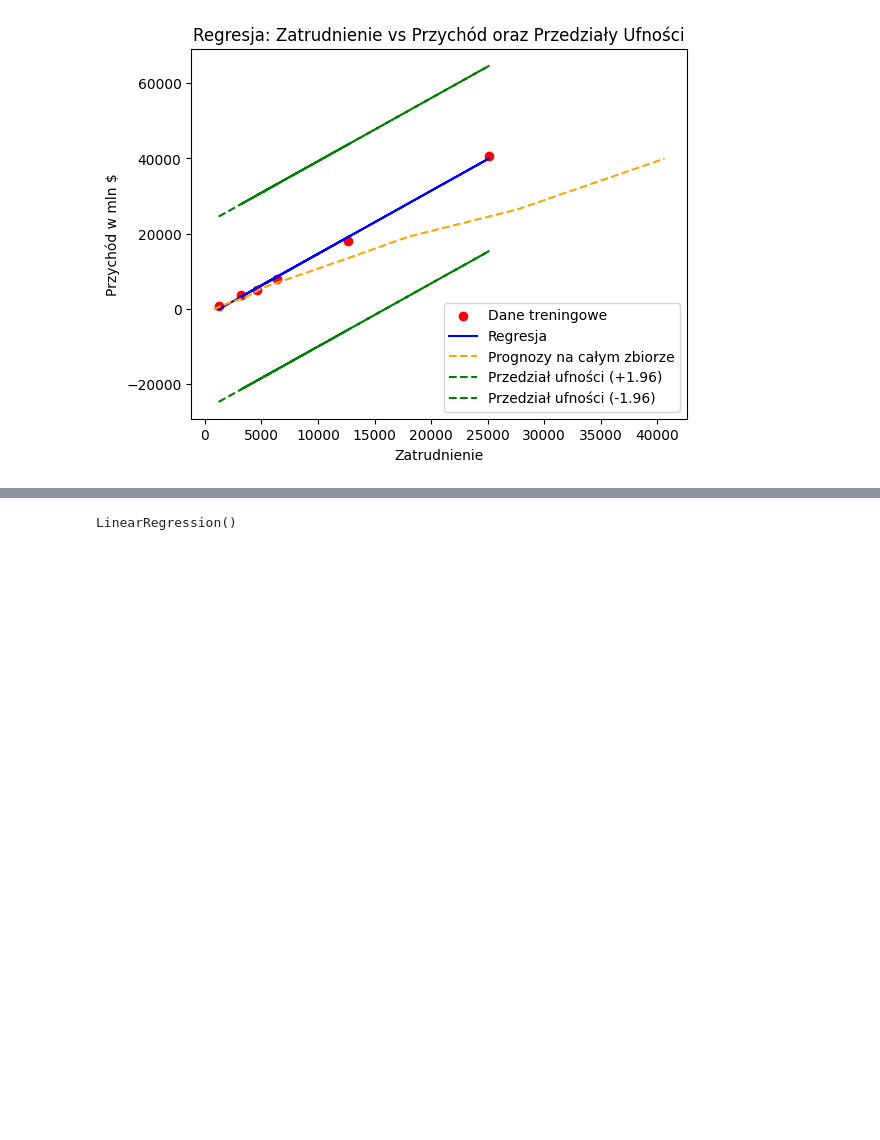
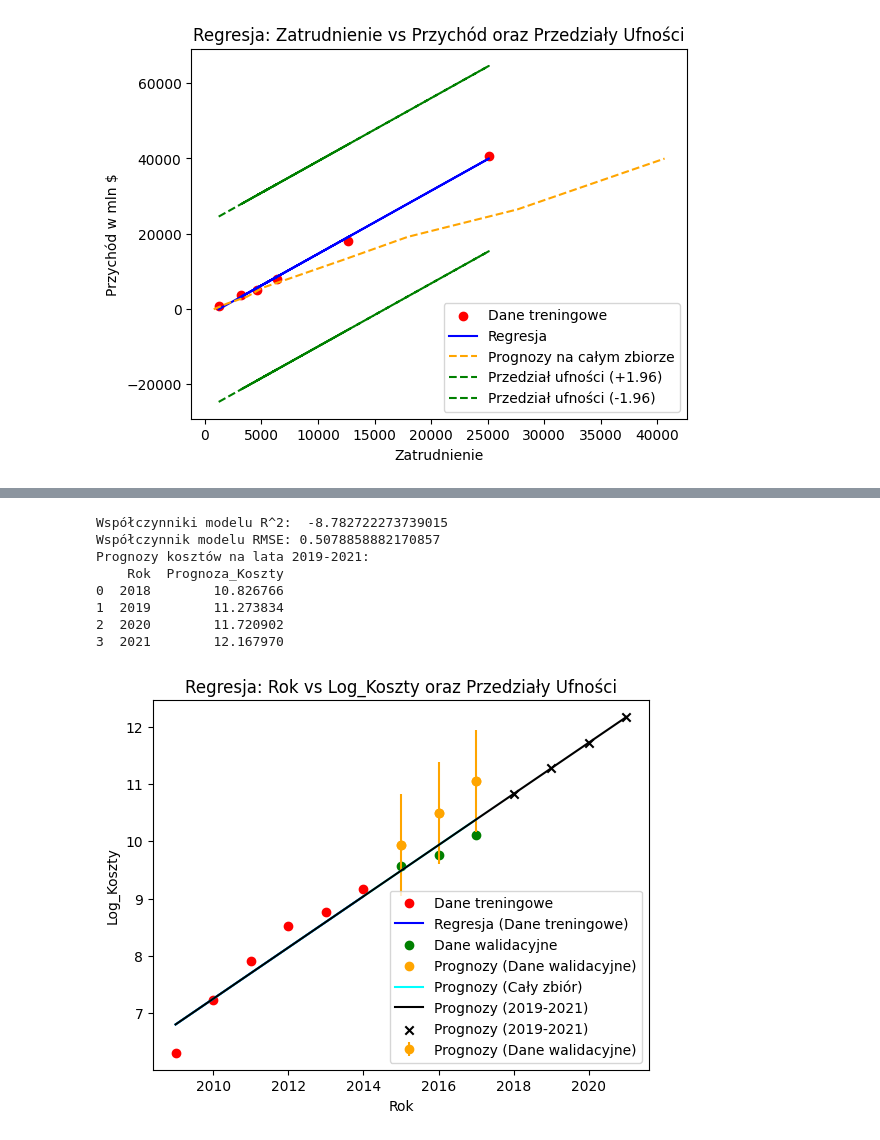
Before and after one commit to userofpi/MED_LAB1, a Jupyter notebook: LAB1.ipynb, the cells around one changed output, grey strips where cells are left out. Saved outputs shown, nothing was run; the diff lists cells and outputs as text; code cells hidden in the pictures; blank space fills up the shorter version.

Commit message:
v3 model 5 poprawny

```diff
--- a/LAB1.ipynb
+++ b/LAB1.ipynb
@@ -231,22 +231,74 @@ Współczynnik modelu RMSE: 2982.663516976772
 # %%
 # Logarytmiczna transformacja kosztów i zysków
-X = np.log(data[["Koszty w mln $"]])
-y = np.log(data["Zysk w mln $"])
-# dane testowe dla lat 2018-2021
-X_train =[2018, 2019, 2020, 2021]
-# Podział na zestaw treningowy i testowy
+# dane treningowe to pierwsze 6 lat, a dane waliacyjne to ostatnie 3 lata
+#Najpierw trenujemy model na danych treningowych, a następnie przewidujemy wartości dla danych walidacyjnych
+#Dane walidacyjne są używane do oceny jakości modelu
+#Następnie przewidujemy wartości dla całego zbioru danych, aby zobaczyć, jak model zachowuje się na całym zbiorze danych
+#Jeśli model jest dobry, to prognozy dla danych walidacyjnych i całego zbioru danych powinny być zbliżone do siebie
+#Następnie robimy przewidywania dla lat od 2019 do 2021
 
-# Model regresji
-model = LinearRegression()
-model.fit(X, y)
+# Logarytmiczna transformacja kosztów i zysków
+data["Log_Koszty"] = np.log(data["Koszty w mln $"])
+data["Log_Zysk"] = np.log(data["Zysk w mln $"])
 
-# Prognozy na danych treningowych i testowych
-#y_pred_test = model.predict(X_train)
+X_train= data[["Rok"]][:6]
+X_test = data[["Rok"]][6:]
+y_train = data["Log_Koszty"][:6]
+y_test = data["Log_Koszty"][6:]
 
-#
+# Trenowanie modelu
+model5 = LinearRegression()
+model5.fit(X_train, y_train)
+
+# Prognozy dla danych walidacyjnych
+y_pred_test = model5.predict(X_test)
+
+#Ocena jakości modelu
+print("Współczynniki modelu R^2: ", model5.score(X_test, y_test))
+print("Współczynnik modelu RMSE:", mean_squared_error(y_test, y_pred_test))
+
+# Uczenie modelu na całym zbiorze danych
+model5.fit(data[["Rok"]], data["Log_Koszty"])
+data["Prognoza_Koszty"] = model5.predict(data[["Rok"]])
+
+# Przewidywanie kosztów dla lat 2019-2021
+X_future = pd.DataFrame({"Rok": [2018, 2019, 2020, 2021]})
+data_future = pd.concat([data, X_future], axis=0)
+data_future["Prognoza_Koszty"] = model5.predict(data_future[["Rok"]])
+
+# wypisanie wartości prognozowanych kosztów
+print("Prognozy kosztów na lata 2019-2021:")
+print(data_future[["Rok", "Prognoza_Koszty"]][9:])
+
+# Wykres
+plt.scatter(X_train, y_train, color = 'red', label='Dane treningowe')
+plt.plot(X_train, model5.predict(X_train), color = 'blue', label='Regresja (Dane treningowe)')
+plt.scatter(X_test, y_test, color = 'green', label='Dane walidacyjne')
+#punkty prognozowane wraz z przedziałami ufności pionowymi 0.95
+plt.errorbar(X_test, y_pred_test, yerr=1.96 * np.std(y_pred_test), fmt='o', color = 'orange', label='Prognozy (Dane walidacyjne)')
+plt.scatter(X_test, y_pred_test, color = 'orange', label='Prognozy (Dane walidacyjne)')
+plt.plot(data[["Rok"]], data["Prognoza_Koszty"], color = 'cyan', label='Prognozy (Cały zbiór)')
+plt.plot(data_future[["Rok"]], data_future["Prognoza_Koszty"], color = 'black', label='Prognozy (2019-2021)')
+#punkty prognozowane
+plt.scatter(data_future[["Rok"]][9:], data_future["Prognoza_Koszty"][9:], color = 'black', label='Prognozy (2019-2021)', marker='x')
+plt.legend()
+plt.xlabel("Rok")
+plt.ylabel("Log_Koszty")
+plt.title("Regresja: Rok vs Log_Koszty oraz Przedziały Ufności")
+plt.show()
+
+
 # zmienic zeby dane testowe trzeba wyliczyć samemu z funkcji a te uzyc całkowicie do wytrainowania modelu
 # %% [output]
-LinearRegression()
+Współczynniki modelu R^2:  -8.782722273739015
+Współczynnik modelu RMSE: 0.5078858882170857
+Prognozy kosztów na lata 2019-2021:
+    Rok  Prognoza_Koszty
+0  2018        10.826766
+1  2019        11.273834
+2  2020        11.720902
+3  2021        12.167970
+[figure, added]
 # %%
 # wykresy
 
```
Also changed, not shown: parts of 3 cells of this notebook.
